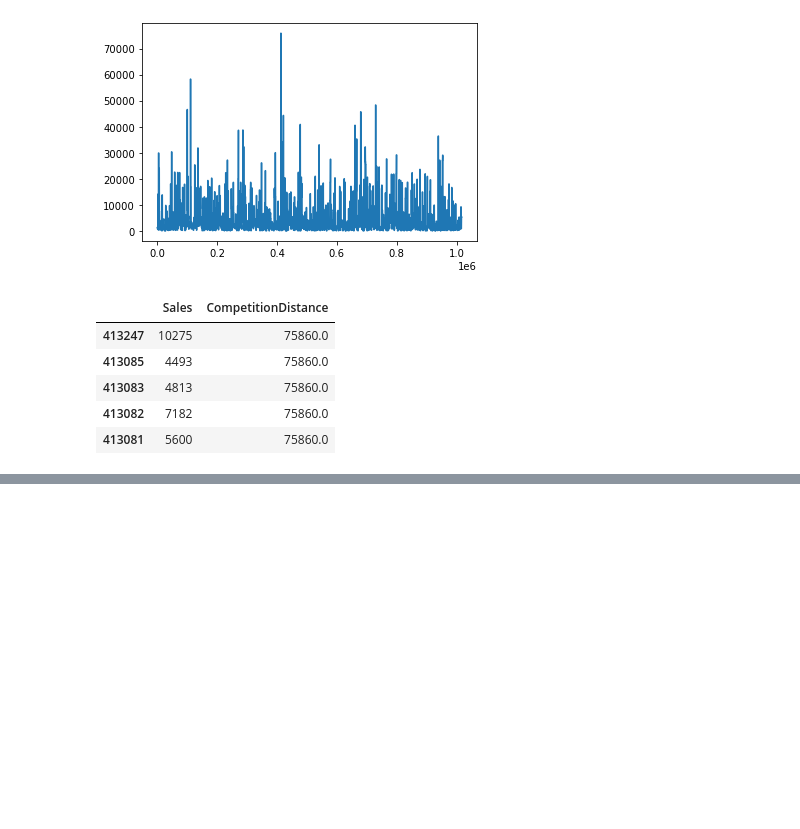
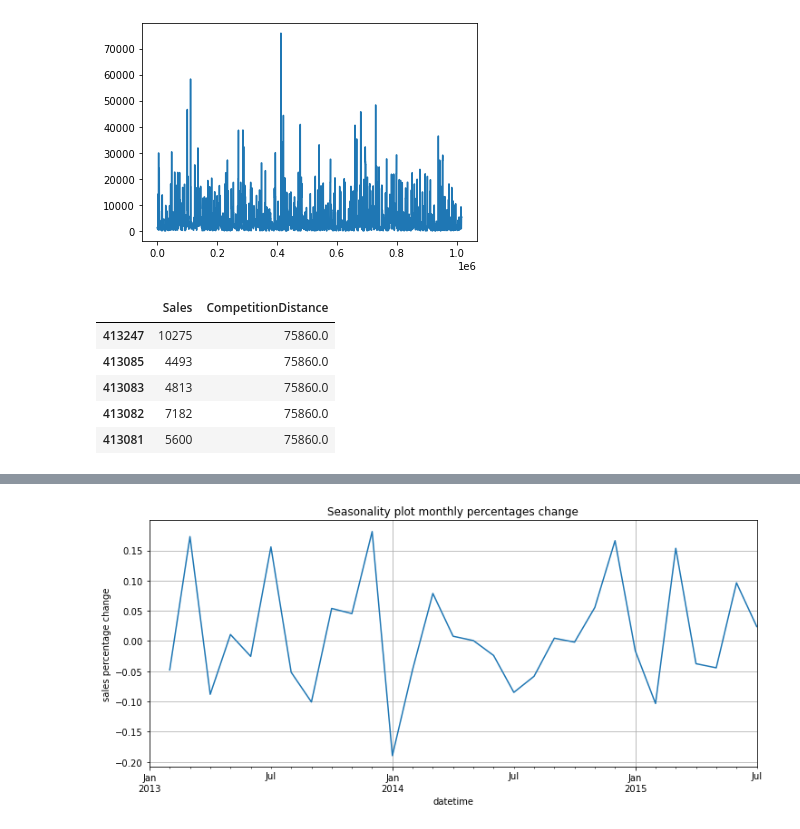
Before and after one commit to bhirwa/Pharmaceutical_Sales_prediction_across_multiple_stores, a Jupyter notebook: notebooks/Exploration.ipynb, the cells around one changed output, grey strips where cells are left out. Saved outputs shown, nothing was run; the diff lists cells and outputs as text; code cells hidden in the pictures; blank space fills up the shorter version.

```diff
--- a/notebooks/Exploration.ipynb
+++ b/notebooks/Exploration.ipynb
@@ -488,0 +530,11 @@ train_set.groupby(['StoreType']).mean()
+# %%
+# Monthly percentage
+monthly_time_data = time_data.Sales.resample('M').sum().pct_change()
+plt.figure(figsize = (12,5))
+plt.title('Seasonality plot monthly percentages change')
+plt.ylabel('sales percentage change')
+monthly_time_data.plot()
+# pct_change_sales = rossmann_df.groupby('Date')["Sales"].sum().pct_change()
+plt.grid()
+# %% [output]
+[figure, added]
```
Also changed, not shown: parts of 6 cells of this notebook, 1 other file.
